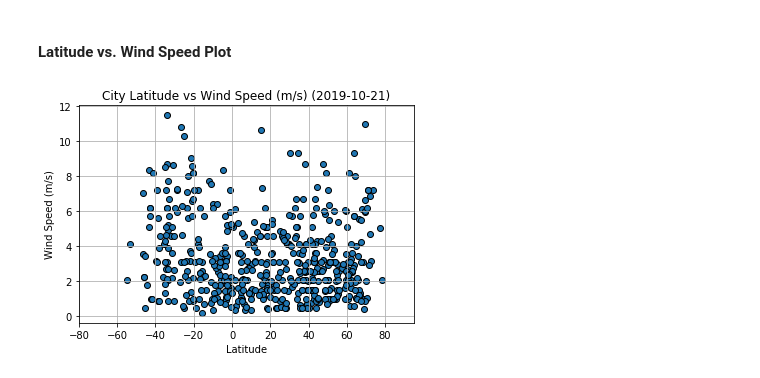
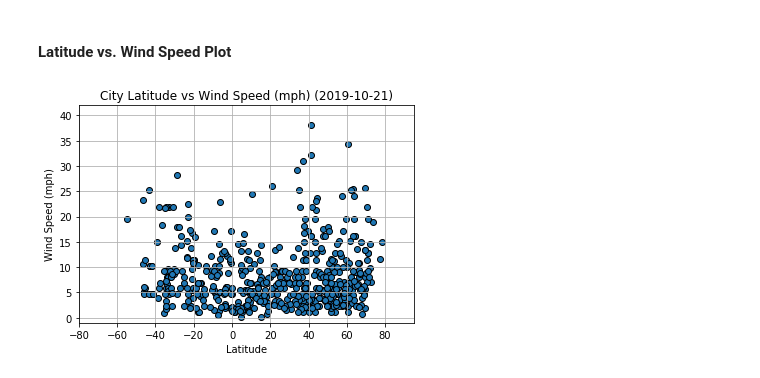
Before and after one commit to vitoperez117/Weather-Data-API-Requests-Pandas-Matplotlib, a Jupyter notebook: WeatherPy.ipynb, the cells around one changed output. Drawn from its saved outputs; the diff is of its cells as text; code cells hidden in the pictures.

```diff
--- a/WeatherPy.ipynb
+++ b/WeatherPy.ipynb
@@ -78,7 +78,7 @@ set_counter = 1
 
 
 for city in cities:
-    url = f"{base_url}q={city}&APPID={api_key}"
+    url = f"{base_url}q={city}&units=imperial&APPID={api_key}"
     try:
         weather = requests.get(url, timeout = 1).json()
 
@@ -212,15 +217,15 @@ plt.show()
 # %%
 plt.scatter(lat, wind_speed, edgecolors = 'k')
 plt.xlabel("Latitude")
-plt.ylabel("Wind Speed (m/s)")
+plt.ylabel("Wind Speed (mph)")
 plt.xlim(-80,95)
-
+plt.ylim(-1,42)
 plt.grid()
 
 plot_date = datetime.fromtimestamp(weather_df['Date'][0]).date()
-plt.title(f"City Latitude vs Wind Speed (m/s) ({plot_date})")
+plt.title(f"City Latitude vs Wind Speed (mph) ({plot_date})")
 
 plt.savefig('Latitude_vs_Wind_Speed.png')
 plt.show()
 # %% [output]
-[figure, old version]
+[figure, new version]
```
Also changed, not shown: parts of 7 cells of this notebook, 4 other files.
